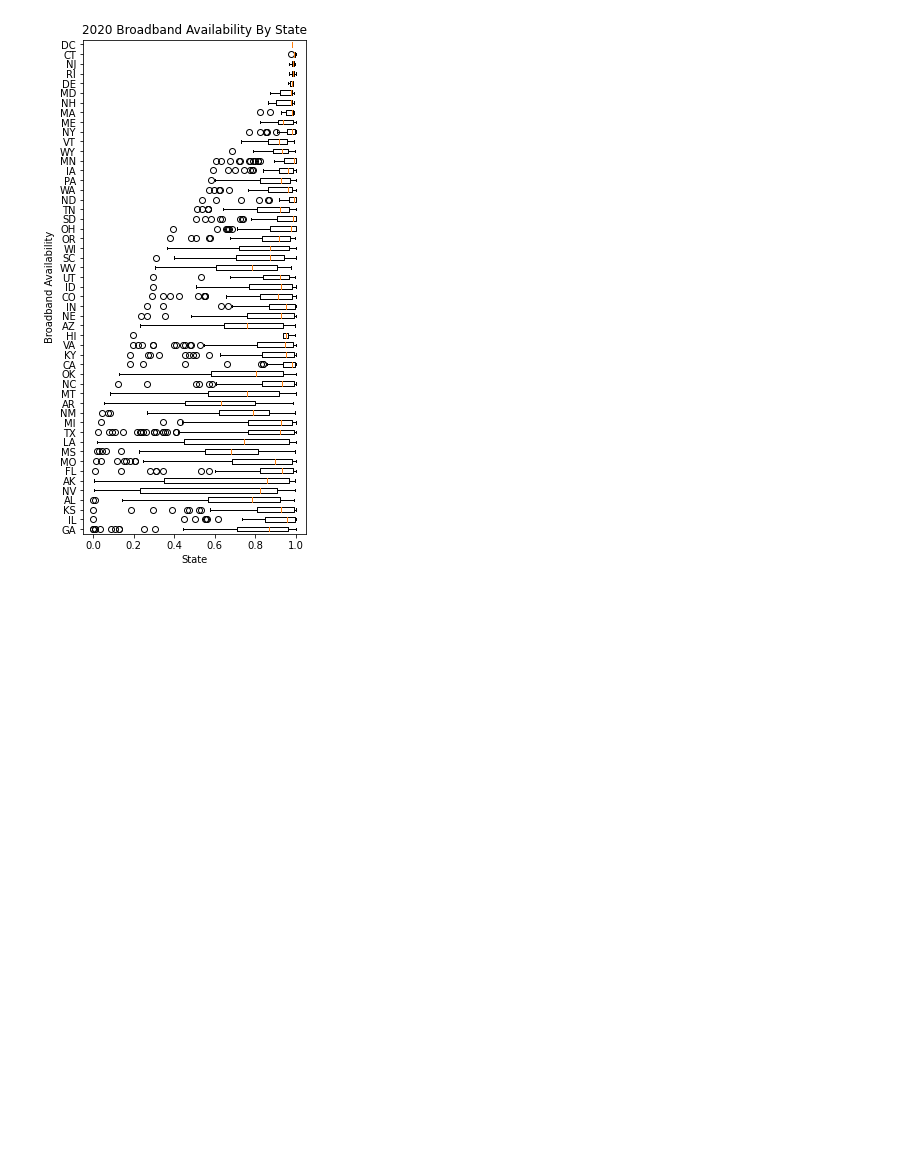
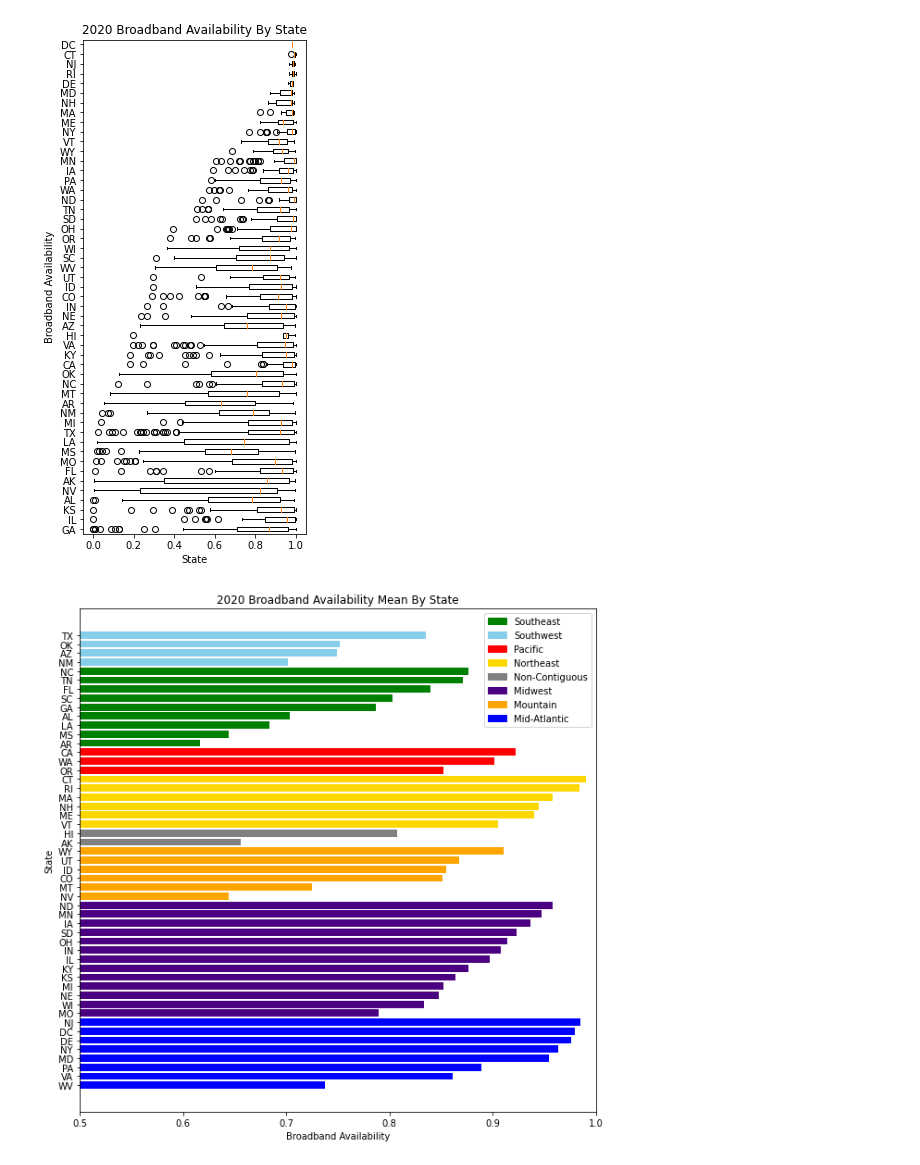
Before and after one commit to DragonGriffon2003/2021_DataSoup_DataFest, a Jupyter notebook: Data-Vis.ipynb, the cells around one changed output. Saved outputs shown, nothing was run; the diff lists cells and outputs as text; code cells hidden in the pictures; blank space fills up the shorter version.

Commit message:
cleaned up main notebook, added colorful bar graph

```diff
--- a/Data-Vis.ipynb
+++ b/Data-Vis.ipynb
@@ -30,11 +30,14 @@ broad_2020.dropna(subset = [' BROADBAND AVAILABILITY PER FCC '], inplace = True)
 broad_2020 = broad_2020.sort_values(by = [' BROADBAND AVAILABILITY PER FCC '])
 broad_2020 = broad_2020.rename(columns={' BROADBAND AVAILABILITY PER FCC ' : 'BROADBAND AVAILABILITY PER FCC', ' BROADBAND USAGE ':'BROADBAND USAGE'})
 
+# State regions csv file
+regions = pd.read_csv('input/regions_by_state.csv')
+
 # broadband challenge file
 #broad_challenge = pd.read_csv("./input/broadband_data_opendatachallenge.csv")
 
 # broadband by zip code
-broad_zip = pd.read_csv("input/broadband_data_zipcode.csv")
+#broad_zip = pd.read_csv("input/broadband_data_zipcode.csv")
 # %%
 #Merge the two data data frames from 2019 and 2020
 broad_change = pd.merge(broad_2019, broad_2020, on=['COUNTY ID','COUNTY NAME','ST'], validate="one_to_one")
@@ -117,7 +118,8 @@ stateAvailMeans = []
 
 for s in states :
     stateAvails.append(broad_2020['BROADBAND AVAILABILITY PER FCC'].loc[(broad_2020['ST'] == s)])
-    stateAvailMeans.append(stateAvails[-1].mean())
+    stateRegion = regions['Region'].loc[(regions['ST'] == s)]
+    stateAvailMeans.append([s, stateAvails[-1].mean(), stateRegion])
 
 plt.subplot(2,1,1)
 plt.xlabel('State')
@@ -130,3 +132,59 @@ plt.yticks(y, states, rotation=0)
 plt.show()
 # %% [output]
 [figure]
+# %%
+#Plot bargraphs of 2020 Broadband Availability means per state
+
+#set up plot window
+plt.rcParams['figure.figsize'] = [10, 10]
+plt.xlabel('Broadband Availability')
+plt.ylabel('State')
+plt.title('2020 Broadband Availability Mean By State')
+plt.xlim(.5,1)
+
+def sortByRegion(e):
+    if (str(e[2]).find("East") != -1 or str(e[2]).find("West") != -1):
+        return str(e[2])[2:].lstrip()[4:].lstrip()
+    return str(e[2])[2:].lstrip()
+
+def sortByMean(e):
+    return e[1]
+
+stateAvailMeans.sort(key=sortByMean)
+stateAvailMeans.sort(key=sortByRegion)
+for s in stateAvailMeans :
+    #color by region, red = bottom left and blue = top right
+    r = str(s[2])
+    if(r.find("Pacific") != -1) :
+        clr = "red"
+    elif(r.find("Mountain") != -1) :
+        clr = "orange"
+    elif(r.find("Northeast") != -1) :
+        clr = "gold"
+    elif(r.find("Southeast") != -1) :
+        clr = "green"
+    elif(r.find("Southwest") != -1) :
+        clr = "skyblue"
+    elif(r.find("Mid-Atlantic") != -1) :
+        clr = "blue"
+    elif(r.find("Midwest") != -1) :
+        clr = "indigo"
+    else :
+        clr = "gray"
+
+    #plot the data
+    plt.barh(s[0], s[1], color=clr)
+
+middleA = mpatches.Patch(color='blue', label='Mid-Atlantic')
+northC = mpatches.Patch(color='gold', label='Northeast')
+southC = mpatches.Patch(color='green', label='Southeast')
+newEng = mpatches.Patch(color='indigo', label='Midwest')
+southA = mpatches.Patch(color='skyblue', label='Southwest')
+pacific = mpatches.Patch(color='red', label='Pacific')
+mountain = mpatches.Patch(color='orange', label='Mountain')
+nonContig = mpatches.Patch(color='gray', label='Non-Contiguous')
+plt.legend(handles=[southC, southA, pacific, northC, nonContig, newEng, mountain, middleA])
+
+plt.show()
+# %% [output]
+[figure, added]
```
Also changed, not shown: parts of 3 cells of this notebook.
